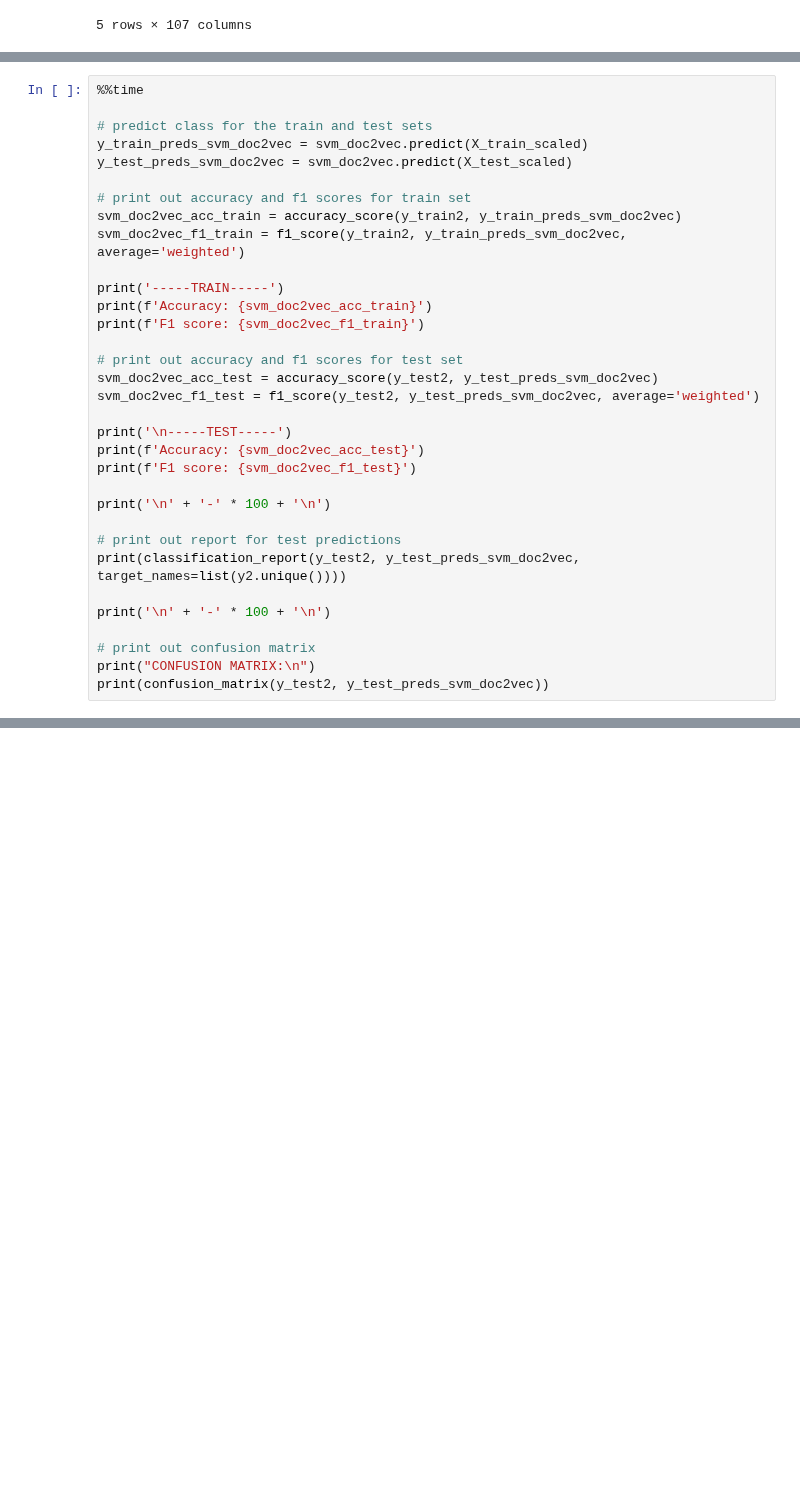
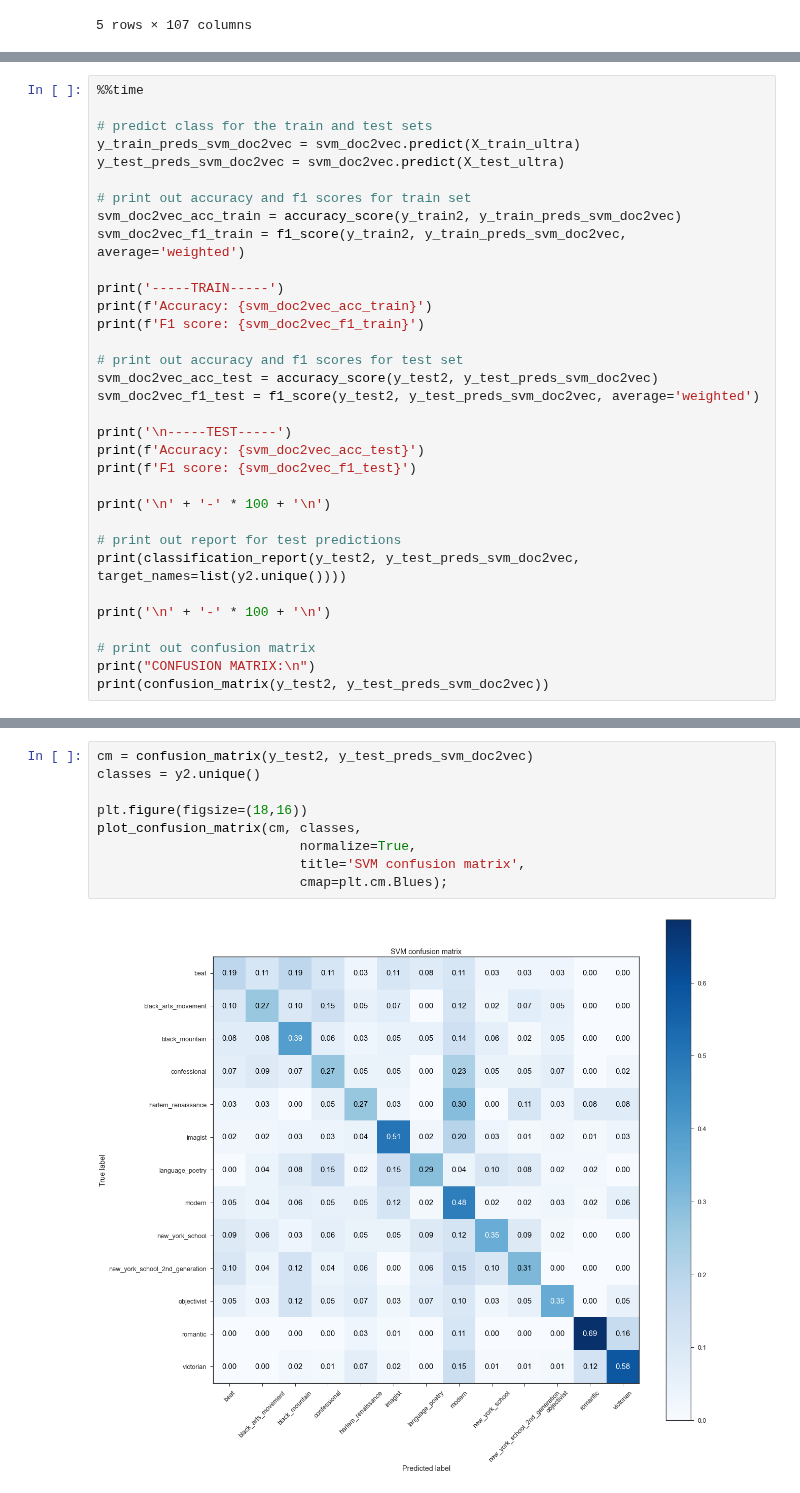
Before and after one commit to p-szymo/poetry_genre_classifier, a Jupyter notebook: 03_modeling_notebook-ALL-GENRES.ipynb, the cells around one changed output, grey strips where cells are left out. Drawn from its saved outputs; the diff is of its cells as text; blank space fills up the shorter version.

```diff
--- a/03_modeling_notebook-ALL-GENRES.ipynb
+++ b/03_modeling_notebook-ALL-GENRES.ipynb
@@ -1131,8 +1185,8 @@ SVC(C=0.1, break_ties=False, cache_size=200, class_weight='balanced', coef0=0.0,
 %%time
 
 # predict class for the train and test sets
-y_train_preds_svm_doc2vec = svm_doc2vec.predict(X_train_scaled)
-y_test_preds_svm_doc2vec = svm_doc2vec.predict(X_test_scaled)
+y_train_preds_svm_doc2vec = svm_doc2vec.predict(X_train_ultra)
+y_test_preds_svm_doc2vec = svm_doc2vec.predict(X_test_ultra)
 
 # print out accuracy and f1 scores for train set
 svm_doc2vec_acc_train = accuracy_score(y_train2, y_train_preds_svm_doc2vec)
@@ -1222,0 +1235,11 @@ X_test_scaled = scaler.transform(X_test3)
+# %%
+cm = confusion_matrix(y_test2, y_test_preds_svm_doc2vec)
+classes = y2.unique()
+
+plt.figure(figsize=(18,16))
+plot_confusion_matrix(cm, classes,
+                          normalize=True,
+                          title='SVM confusion matrix',
+                          cmap=plt.cm.Blues);
+# %% [output]
+[figure, added]
```
Also changed, not shown: parts of 26 cells of this notebook, 3 other files.
